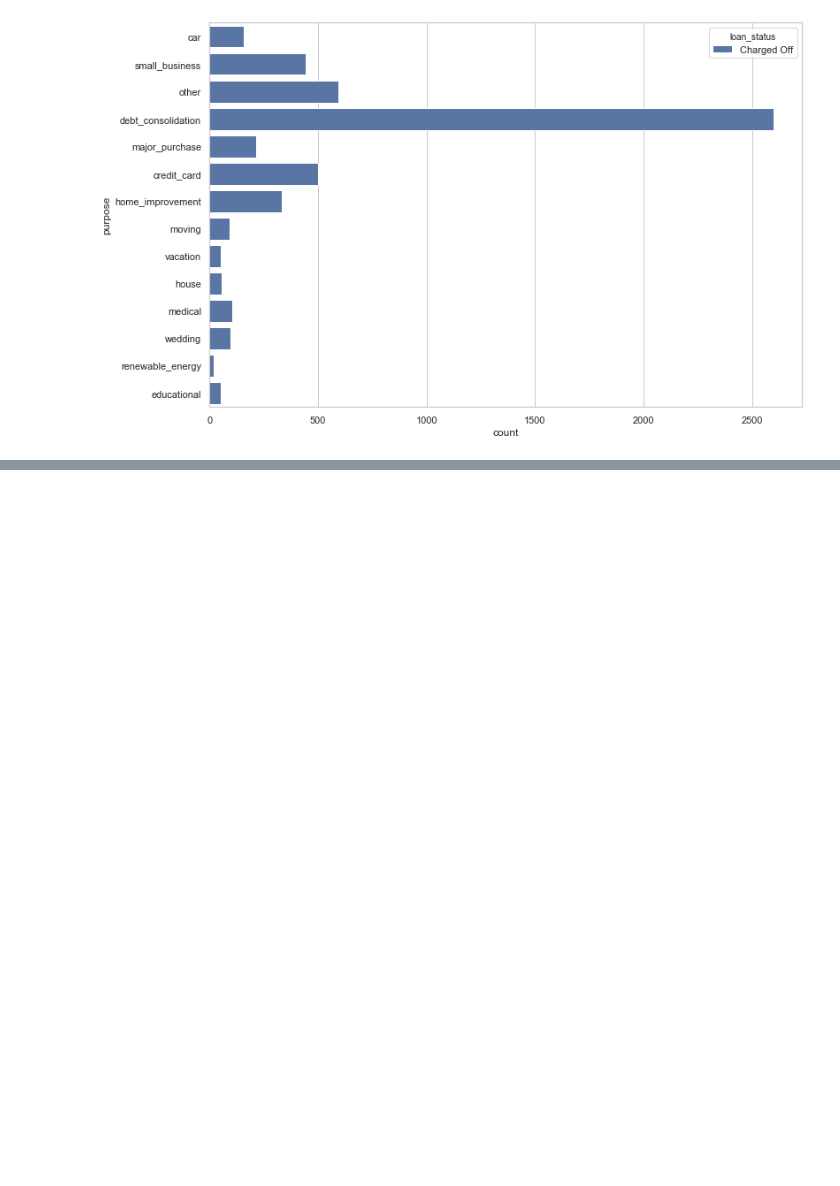
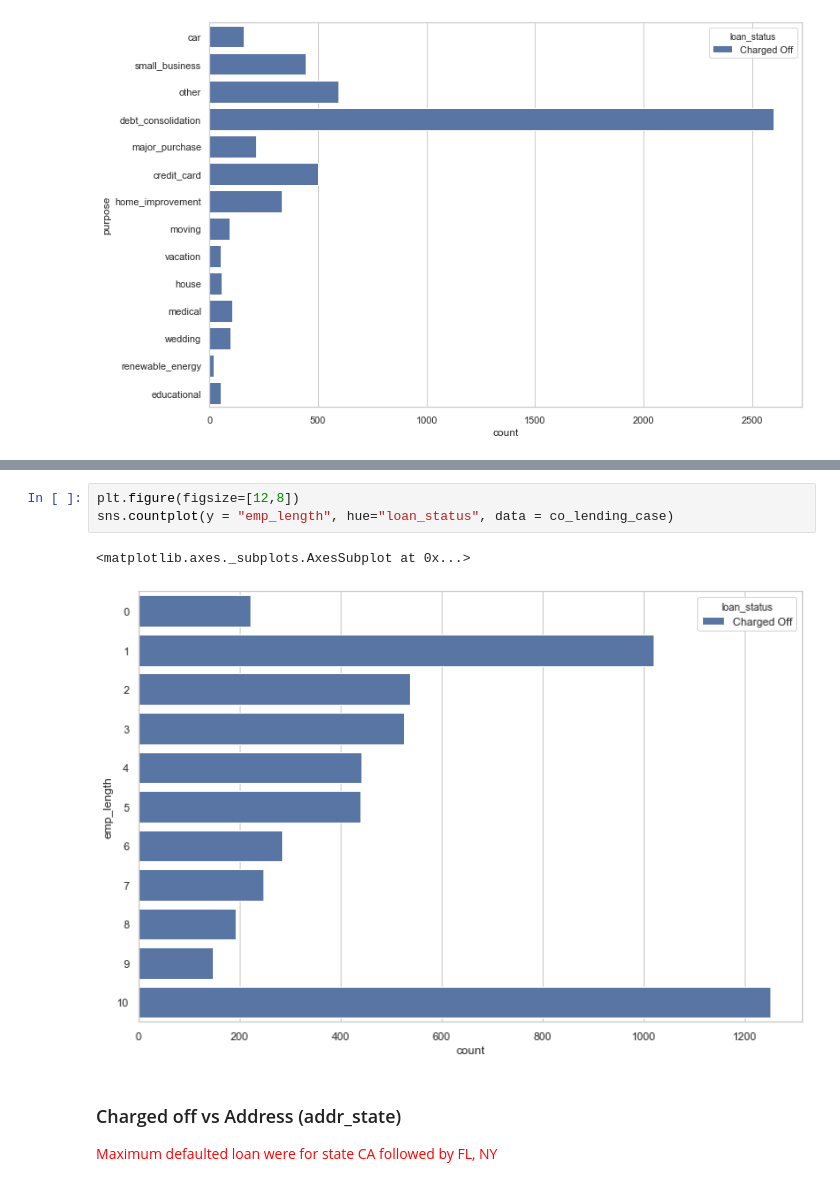
Before and after one commit to ps2420/LendingClubCaseStudy, a Jupyter notebook: lending_case_study.ipynb, the cells around one changed output, grey strips where cells are left out. Saved outputs shown, nothing was run; the diff lists cells and outputs as text; blank space fills up the shorter version.

```diff
--- a/lending_case_study.ipynb
+++ b/lending_case_study.ipynb
@@ -595,0 +647,9 @@ plt.show()
+# %%
+plt.figure(figsize=[12,8])
+sns.countplot(y = "emp_length", hue="loan_status", data = co_lending_case)
+# %% [output]
+<matplotlib.axes._subplots.AxesSubplot at 0x...>
+[figure, added]
+# %% [markdown]
+### Charged off vs Address (addr_state)
+<font color="red"> Maximum defaulted loan were for state CA followed by FL, NY </font>
```
Also changed, not shown: parts of 71 cells of this notebook.
